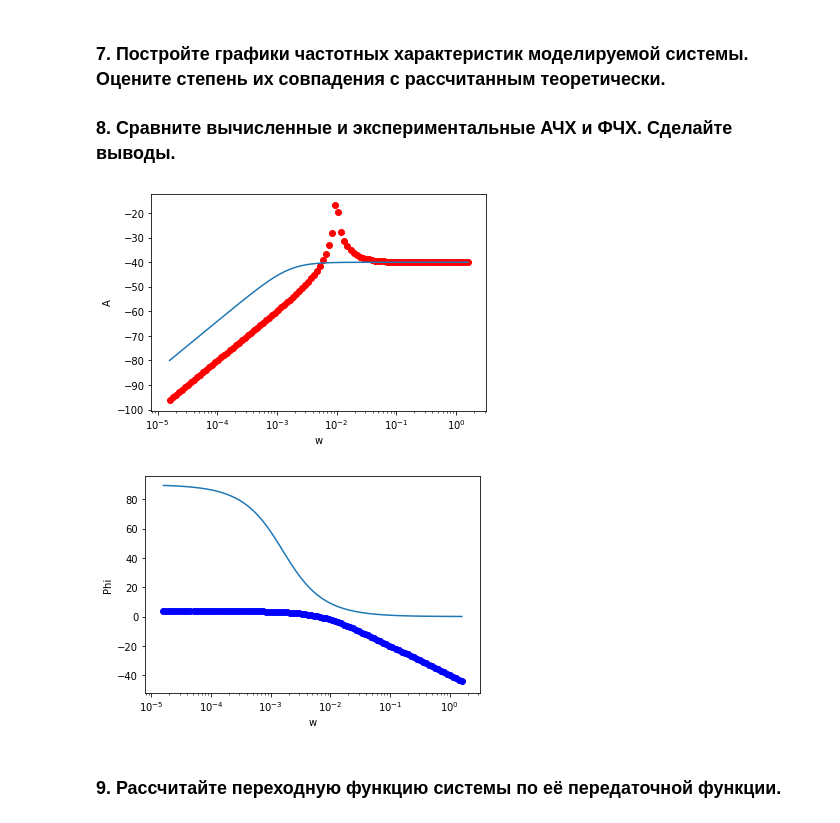
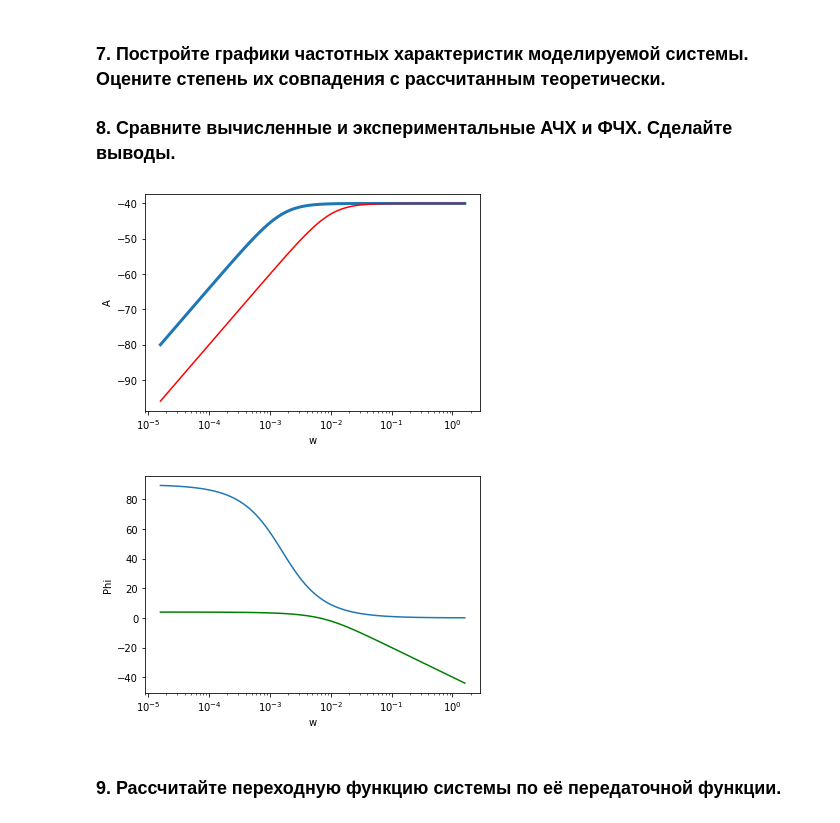
Before and after one commit to theleokul/compilators_theory, a Jupyter notebook: lab1/l1.ipynb, the cells around one changed output. Cells and saved outputs as stored; diff of their text form; code cells hidden in the pictures.

Commit message:
lab1: fix bode_A

```diff
--- a/lab1/l1.ipynb
+++ b/lab1/l1.ipynb
@@ -87,36 +87,36 @@ for i, w in enumerate(ws, 1):
 ### 8. Сравните вычисленные и экспериментальные АЧХ и ФЧХ. Сделайте выводы.
 # %%
 # A(ω) = |W(jω)|,φ(ω) = arg(W(jω))
-# A(ω) = |jω/(1+a*jω)| =  ω*sqrt(a^2*ω^2 + 1)/(1-a^2*ω^2)
+# A(ω) = |jω/(1+a*jω)| =  ω/sqrt(1+a^2*ω^2)
 
 def bode_A(w):
-    return np.abs(w * np.sqrt(np.square(a) * np.square(w) + 1) / (1 - np.square(a) * np.square(w)))
+    return np.abs(w / np.sqrt(1 + np.square(a) * np.square(w)))
 
 def bode_phi(w):
     return np.arctan(1/(a * w))
 
 A = [bode_A(w) for w in fs]
 plt.figure()
 plt.title = 'АЧХ'
 plt.xlabel('w')
 plt.ylabel('A')
-plt.semilogx(ws, bode_mag)
-plt.scatter(ws, 20 * np.log10(A), c='r')
+plt.semilogx(fs, bode_mag, linewidth=3)
+plt.semilogx(fs, 20 * np.log10(A), c='r')
 plt.show()
 
 phi = [bode_phi(w) for w in fs]
 plt.figure()
 plt.title = 'ФЧХ'
 plt.xlabel('w')
 plt.ylabel('Phi')
-plt.semilogx(ws, phase)
-plt.scatter(ws, 20 * np.log10(phi), c='b')
+plt.semilogx(fs, phase)
+plt.semilogx(fs, 20 * np.log10(phi), c='g')
 plt.show()
 
 # Ну практически совпадают, особенно если закрыть первые 2/3 ладонью
 # %% [output]
-[figure, old version]
+[figure, new version]
-[figure, old version]
+[figure, new version]
 # %% [markdown]
 ### 9. Рассчитайте переходную функцию системы по её передаточной функции.
 # %% [markdown]
```
